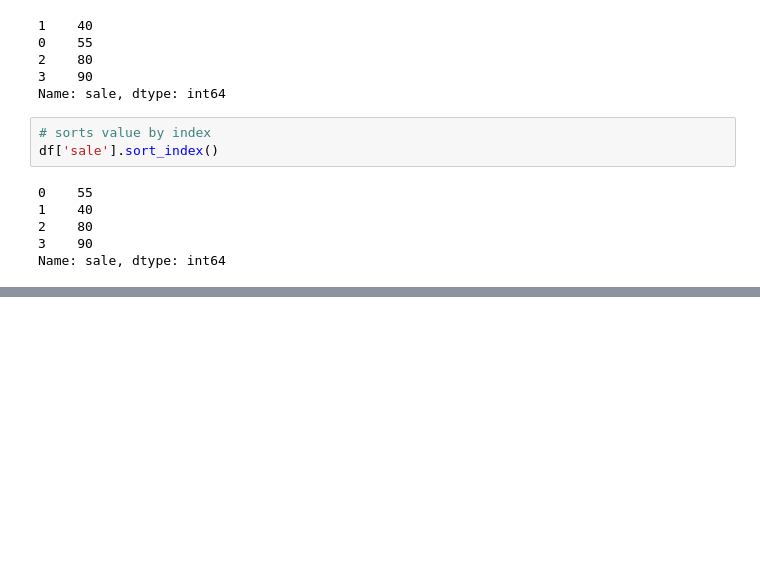
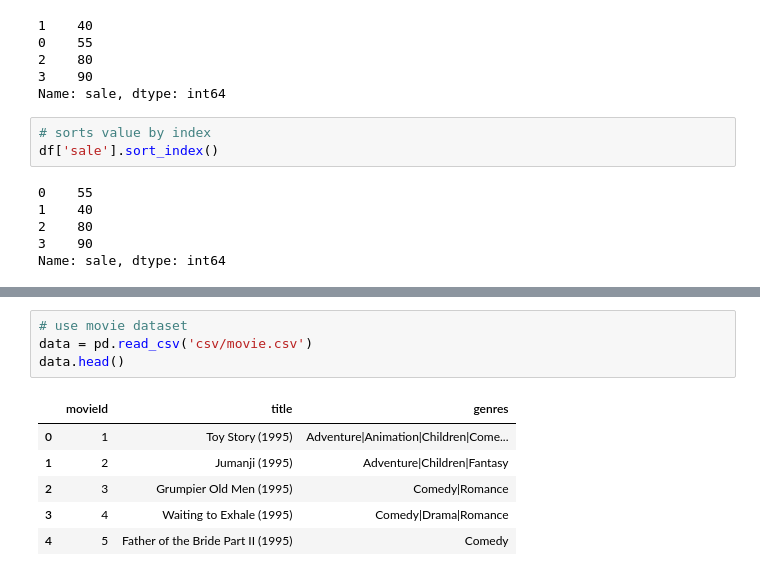
Before and after one commit to shreya1110-dev/ml, a Jupyter notebook: code.ipynb, the cells around one changed output, grey strips where cells are left out. Drawn from its saved outputs; the diff is of its cells as text; blank space fills up the shorter version.

Commit message:
data manipulations

```diff
--- a/code.ipynb
+++ b/code.ipynb
@@ -2371,0 +2446,11 @@ Name: sale, dtype: int64
+# %%
+# use movie dataset
+data = pd.read_csv('csv/movie.csv')
+data.head()
+# %% [output]
+|  | movieId | title | genres |
+| 0 | 1 | Toy Story (1995) | Adventure|Animation|Children|Come... |
+| 1 | 2 | Jumanji (1995) | Adventure|Children|Fantasy |
+| 2 | 3 | Grumpier Old Men (1995) | Comedy|Romance |
+| 3 | 4 | Waiting to Exhale (1995) | Comedy|Drama|Romance |
+| 4 | 5 | Father of the Bride Part II (1995) | Comedy |
```
Also changed, not shown: parts of 24 cells of this notebook.
